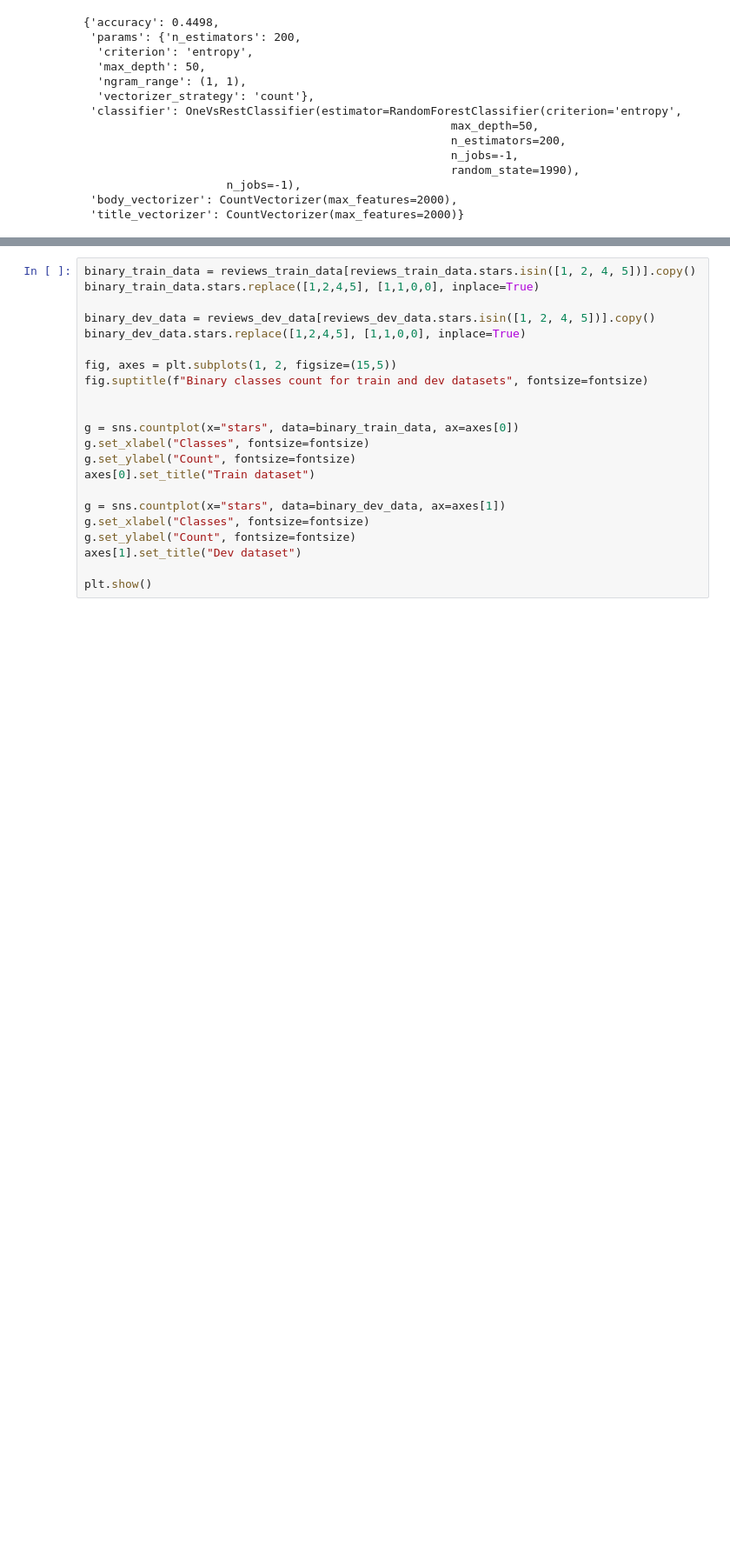
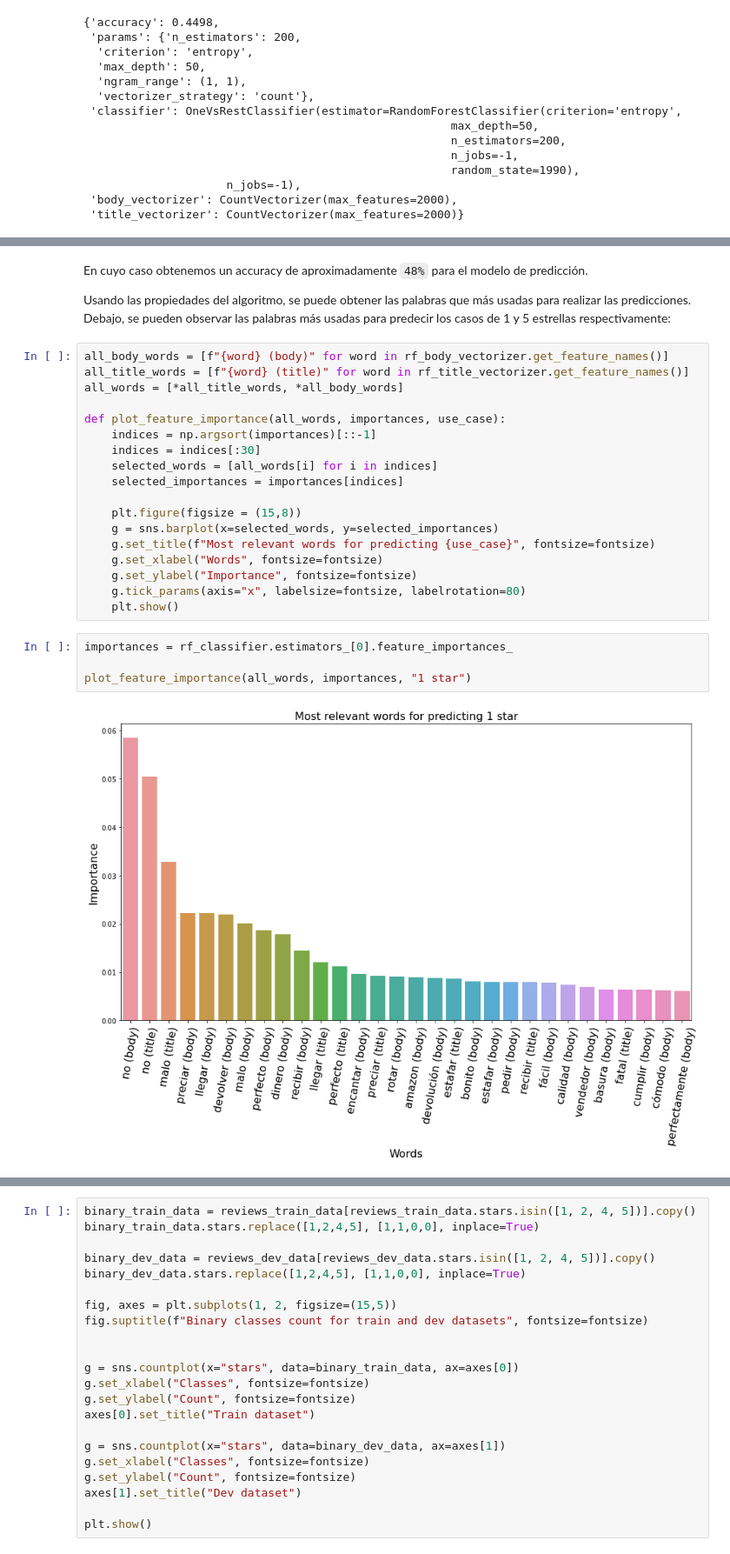
Before and after one commit to ricardoleoncorreia/amazon-review-score-predictor, a Jupyter notebook: DS_Proyecto_03_NLP.ipynb, the cells around one changed output, grey strips where cells are left out. Shown at 87% size. Cells and saved outputs as stored; diff of their text form; blank space fills up the shorter version.

```diff
--- a/DS_Proyecto_03_NLP.ipynb
+++ b/DS_Proyecto_03_NLP.ipynb
@@ -808,2 +767,30 @@ Predict: 0.02 min
 Accuracy for test set: 48.28%
 [figure]
+# %% [markdown]
+En cuyo caso obtenemos un accuracy de aproximadamente `48%` para el modelo de predicción.
+
+Usando las propiedades del algoritmo, se puede obtener las palabras que más usadas para realizar las predicciones. Debajo, se pueden observar las palabras más usadas para predecir los casos de 1 y 5 estrellas respectivamente:
+# %%
+all_body_words = [f"{word} (body)" for word in rf_body_vectorizer.get_feature_names()]
+all_title_words = [f"{word} (title)" for word in rf_title_vectorizer.get_feature_names()]
+all_words = [*all_title_words, *all_body_words]
+
+def plot_feature_importance(all_words, importances, use_case):
+    indices = np.argsort(importances)[::-1]
+    indices = indices[:30]
+    selected_words = [all_words[i] for i in indices]
+    selected_importances = importances[indices]
+
+    plt.figure(figsize = (15,8))
+    g = sns.barplot(x=selected_words, y=selected_importances)
+    g.set_title(f"Most relevant words for predicting {use_case}", fontsize=fontsize)
+    g.set_xlabel("Words", fontsize=fontsize)
+    g.set_ylabel("Importance", fontsize=fontsize)
+    g.tick_params(axis="x", labelsize=fontsize, labelrotation=80)
+    plt.show()
+# %%
+importances = rf_classifier.estimators_[0].feature_importances_
+
+plot_feature_importance(all_words, importances, "1 star")
+# %% [output]
+[figure, added]
```
Also changed, not shown: parts of 40 cells of this notebook.
